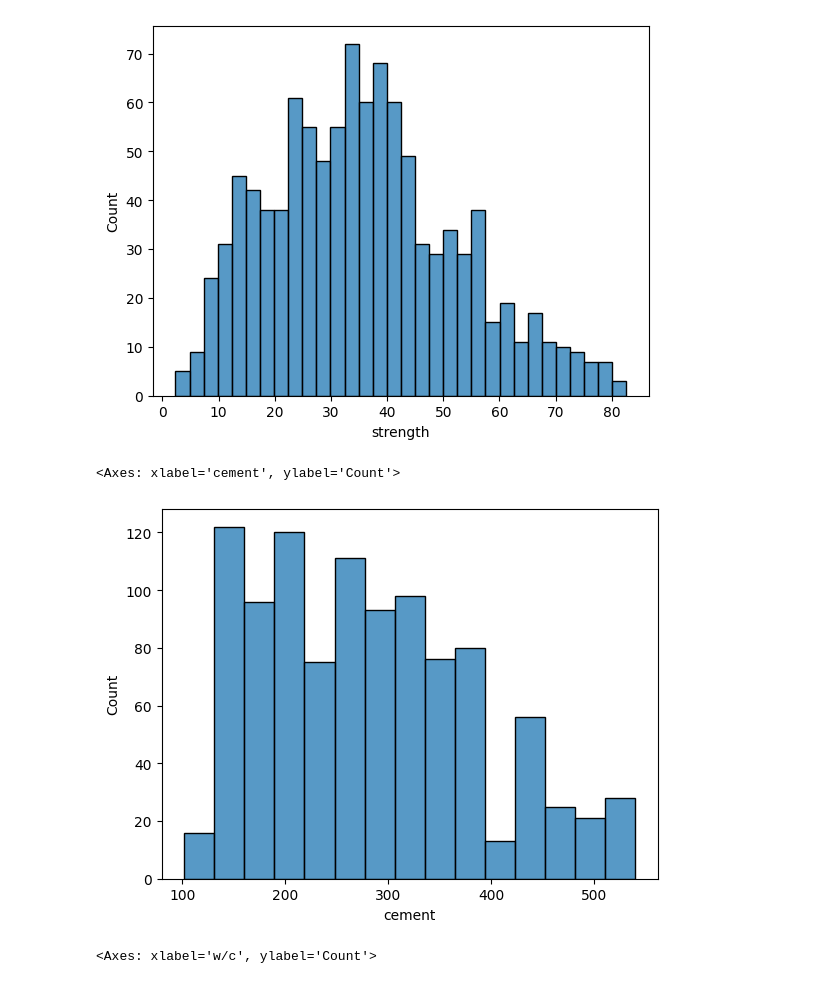
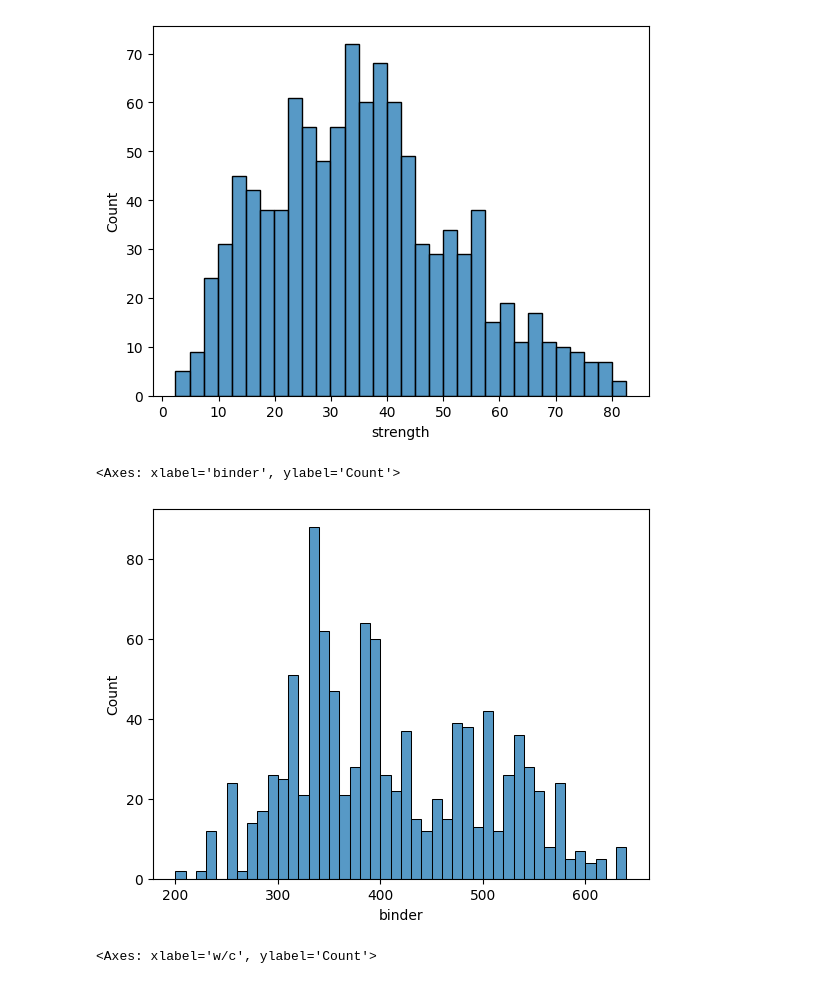
Before and after one commit to supernauth/cement_manufacturing, a Jupyter notebook: cement_manufacuring.ipynb, the cells around one changed output. Saved outputs shown, nothing was run; the diff lists cells and outputs as text; code cells hidden in the pictures.

Commit message:
Exploration, fixing visualization, given new columns for binder, w/c ratio

```diff
--- a/cement_manufacuring.ipynb
+++ b/cement_manufacuring.ipynb
@@ -55,9 +55,11 @@ sns.histplot(data=df, x="strength", binwidth=2.5)
 # %% [output]
 <Axes: xlabel='strength', ylabel='Count'>
 [figure]
+# %%
+df["binder"] = df["cement"] + df["slag"] + df["ash"]
 # %%
-sns.histplot(data=df, x="cement")
+sns.histplot(data=df, x="binder", binwidth=10)
 # %% [output]
-<Axes: xlabel='cement', ylabel='Count'>
+<Axes: xlabel='binder', ylabel='Count'>
-[figure, old version]
+[figure, new version]
 # %%
```
Also changed, not shown: parts of 3 cells of this notebook.
